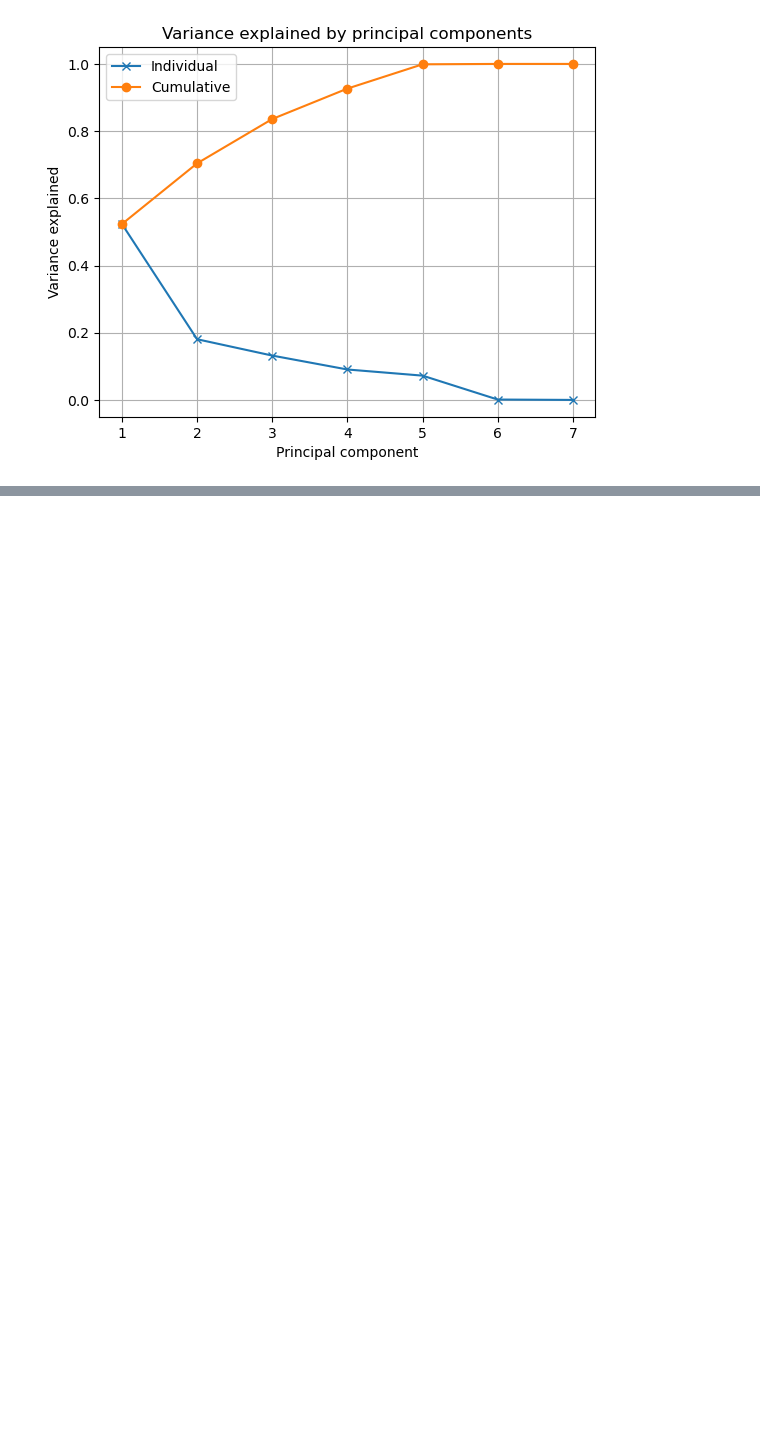
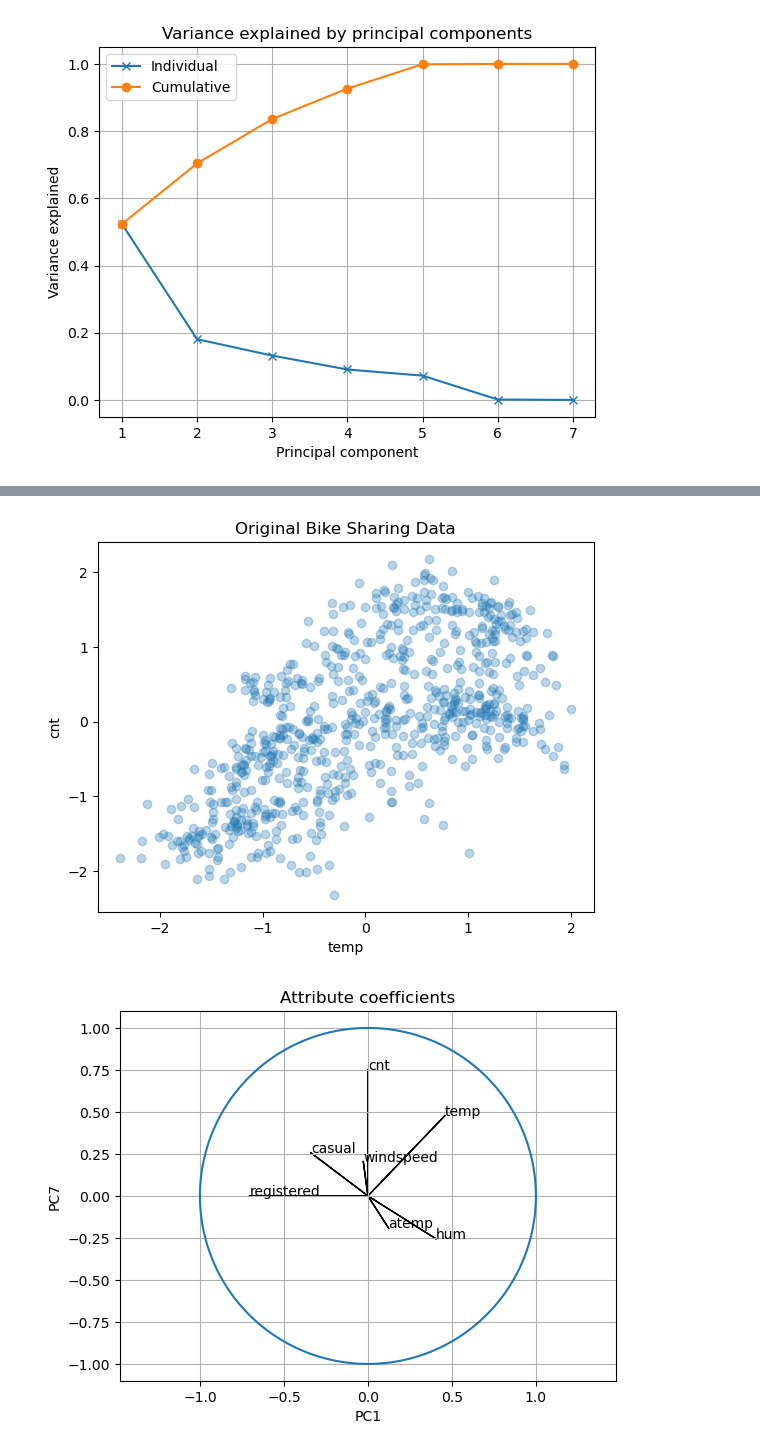
Before and after one commit to yufanana/MachineLearning02450, a Jupyter notebook: Scripts/project1.ipynb, the cells around one changed output, grey strips where cells are left out. Drawn from its saved outputs; the diff is of its cells as text; code cells hidden in the pictures; blank space fills up the shorter version.

Commit message:
Added more graphs

```diff
--- a/Scripts/project1.ipynb
+++ b/Scripts/project1.ipynb
@@ -95,6 +80,6 @@ attributeNames
 # %%
 # Check attributes and data shape
-N, M = X.shape
+N, M = df.shape
 print("No. of instances, N: ", N)
 print("No. of attributes, M: ", M)
 # %% [output]
@@ -155,7 +121,10 @@ X.shape
 col1 = df.columns.get_loc("temp")
 col2 = df.columns.get_loc("cnt")
 
+# Resize the matrices
 X = X[:,col1:col2+1]
+attributeNames = attributeNames[col1:col2+1]
+
 X.shape
 # %% [output]
 (731, 7)
@@ -204,0 +189,34 @@ array([5.23455716e-01, 1.80612299e-01, 1.31972061e-01, 9.05522771e-02,
+# %%
+# Data attributes to be plotted
+i = 0
+j = 6
+
+# Scatter plot of original data
+plt.figure()
+plt.title('Original Bike Sharing Data')
+plt.plot(X[:, i], X[:, j], 'o', alpha=.3)
+plt.xlabel(attributeNames[i])
+plt.ylabel(attributeNames[j])
+plt.show()
+
+# Plot attribute coefficients in principal component space
+# Draws a vector for each attribute
+plt.figure()
+for att in range(V.shape[1]):
+    plt.arrow(0,0, V[att,i], V[att,j])
+    plt.text(V[att,i], V[att,j], attributeNames[att])
+plt.xlim([-1,1])
+plt.ylim([-1,1])
+plt.xlabel('PC'+str(i+1))
+plt.ylabel('PC'+str(j+1))
+plt.grid()
+plt.axis('equal')
+
+# Add a unit circle
+plt.plot(np.cos(np.arange(0, 2*np.pi, 0.01)),
+     np.sin(np.arange(0, 2*np.pi, 0.01)));
+plt.title('Attribute coefficients')
+plt.show()
+# %% [output]
+[figure, added]
+[figure, added]
```
Also changed, not shown: parts of 16 cells of this notebook.
